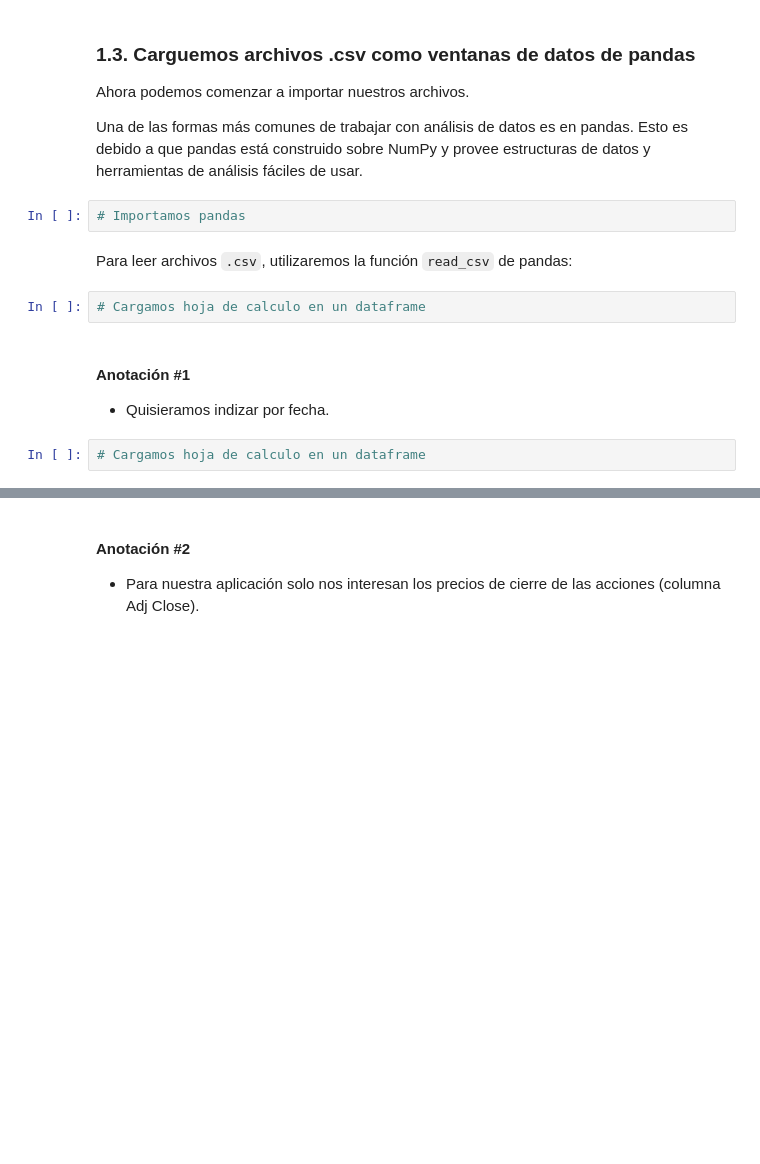
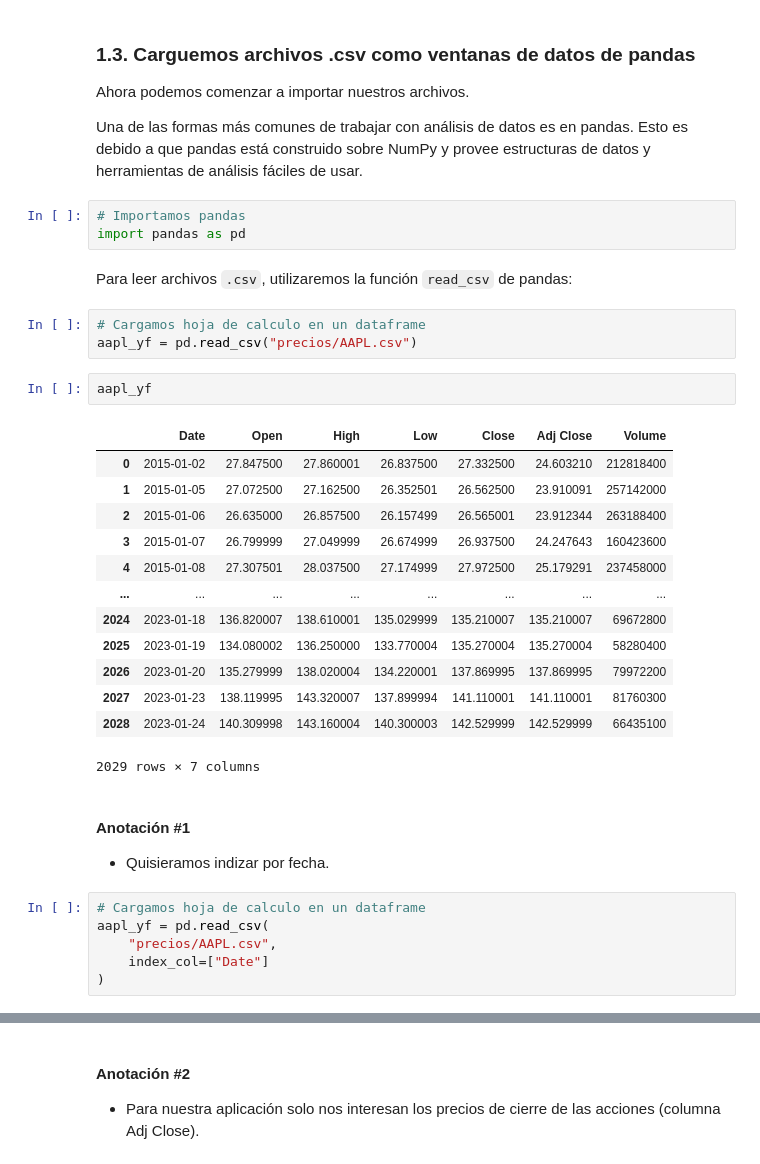
Before and after one commit to neto10m/porinvp2023, a Jupyter notebook: Modulo1/Clase4_DescargaHistoricos.ipynb, the cells around one changed output, grey strips where cells are left out. Cells and saved outputs as stored; diff of their text form; blank space fills up the shorter version.

```diff
--- a/Modulo1/Clase4_DescargaHistoricos.ipynb
+++ b/Modulo1/Clase4_DescargaHistoricos.ipynb
@@ -49,12 +49,34 @@ Ahora podemos comenzar a importar nuestros archivos.
 Una de las formas más comunes de trabajar con análisis de datos es en pandas. Esto es debido a que pandas está construido sobre NumPy y provee estructuras de datos y herramientas de análisis fáciles de usar.
 # %%
 # Importamos pandas
+import pandas as pd
 # %% [markdown]
 Para leer archivos `.csv`, utilizaremos la función `read_csv` de pandas:
 # %%
 # Cargamos hoja de calculo en un dataframe
+aapl_yf = pd.read_csv("precios/AAPL.csv")
+# %%
+aapl_yf
+# %% [output]
+|  | Date | Open | High | Low | Close | Adj Close | Volume |
+| 0 | 2015-01-02 | 27.847500 | 27.860001 | 26.837500 | 27.332500 | 24.603210 | 212818400 |
+| 1 | 2015-01-05 | 27.072500 | 27.162500 | 26.352501 | 26.562500 | 23.910091 | 257142000 |
+| 2 | 2015-01-06 | 26.635000 | 26.857500 | 26.157499 | 26.565001 | 23.912344 | 263188400 |
+| 3 | 2015-01-07 | 26.799999 | 27.049999 | 26.674999 | 26.937500 | 24.247643 | 160423600 |
+| 4 | 2015-01-08 | 27.307501 | 28.037500 | 27.174999 | 27.972500 | 25.179291 | 237458000 |
+| ... | ... | ... | ... | ... | ... | ... | ... |
+| 2024 | 2023-01-18 | 136.820007 | 138.610001 | 135.029999 | 135.210007 | 135.210007 | 69672800 |
+| 2025 | 2023-01-19 | 134.080002 | 136.250000 | 133.770004 | 135.270004 | 135.270004 | 58280400 |
+| 2026 | 2023-01-20 | 135.279999 | 138.020004 | 134.220001 | 137.869995 | 137.869995 | 79972200 |
+| 2027 | 2023-01-23 | 138.119995 | 143.320007 | 137.899994 | 141.110001 | 141.110001 | 81760300 |
+| 2028 | 2023-01-24 | 140.309998 | 143.160004 | 140.300003 | 142.529999 | 142.529999 | 66435100 |
+2029 rows × 7 columns
 # %% [markdown]
 #### Anotación #1
 - Quisieramos indizar por fecha.
 # %%
 # Cargamos hoja de calculo en un dataframe
+aapl_yf = pd.read_csv(
+    "precios/AAPL.csv",
+    index_col=["Date"]
+)
```
Also changed, not shown: parts of 15 cells of this notebook, 3 other files.
